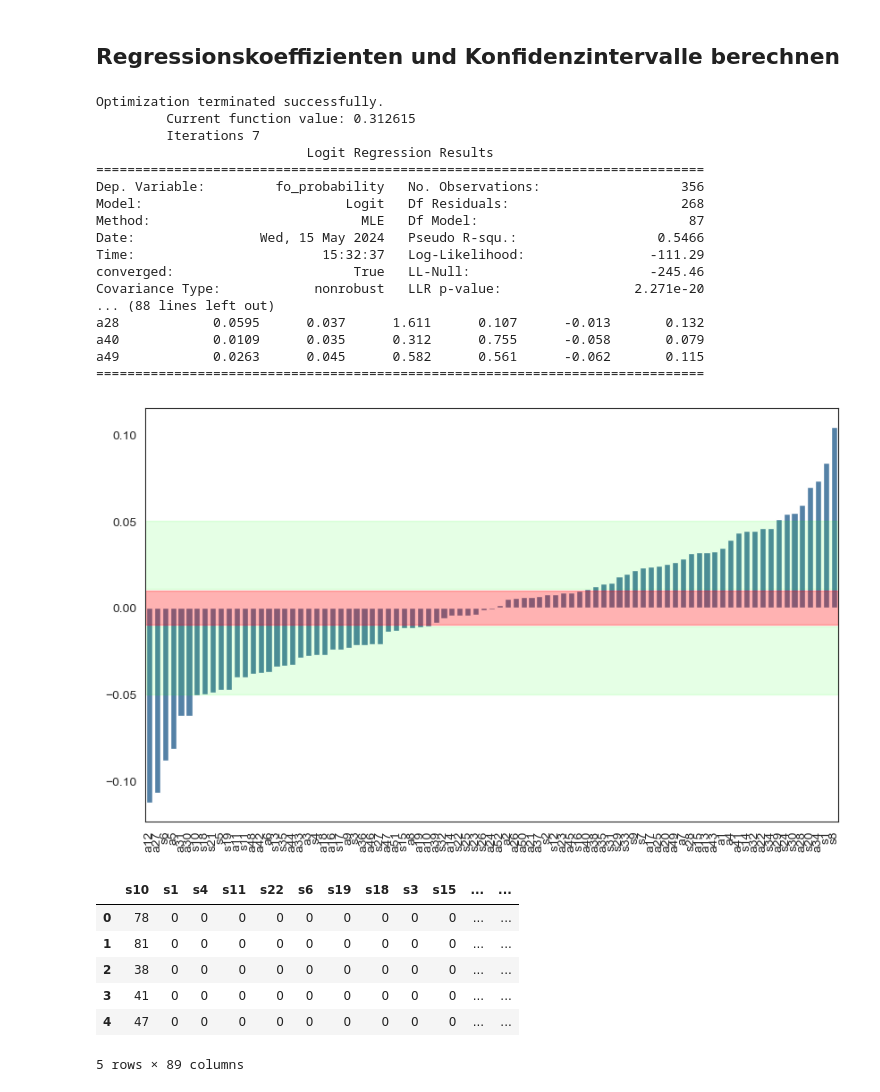
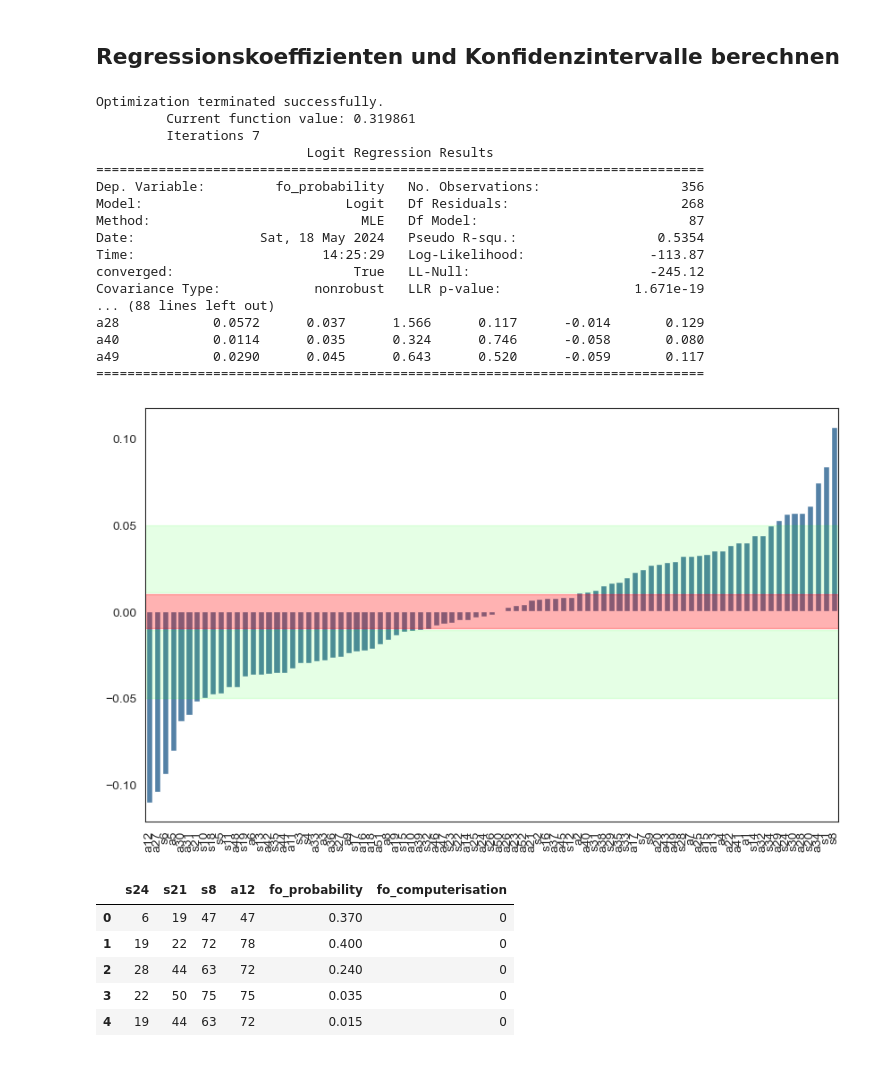
Before and after one commit to joergjan/bachelorarbeit, a Jupyter notebook: 05_fo_eda.ipynb, the cells around one changed output. Saved outputs shown, nothing was run; the diff lists cells and outputs as text; code cells hidden in the pictures.

```diff
--- a/05_fo_eda.ipynb
+++ b/05_fo_eda.ipynb
@@ -50,5 +53,5 @@ df.head(2)
 # %%
-df = df.drop(columns=["_id"])
+df = df.drop(columns=["_id","job_zone","education"])
 # %%
 # drop columns
 skills = skills.drop(columns=["_id", "id"])
@@ -251,7 +201,7 @@ plt.show()
 # %% [markdown]
 ## Downsampling, Upsampling, SMOTE
 # %%
-df_numeric = df.drop(columns=['isco08', 'Name_de', "job_zone", "education"])
+df_numeric = df.drop(columns=['isco08', 'Name_de'])
 # %%
 # Split the data into training and testing sets
 X_train, X_test, y_train, y_test = train_test_split(df_numeric.drop('fo_computerisation', axis=1), df_numeric['fo_computerisation'], test_size=0.2, random_state=100)
@@ -529,23 +479,23 @@ plt.axhspan(-0.05, -0.011, color='#00FF00', alpha=0.1, edgecolor='none')
 plt.show()
 # %% [output]
 Optimization terminated successfully.
-         Current function value: 0.312615
+         Current function value: 0.319861
          Iterations 7
                            Logit Regression Results
 ==============================================================================
 Dep. Variable:         fo_probability   No. Observations:                  356
 Model:                          Logit   Df Residuals:                      268
 Method:                           MLE   Df Model:                           87
-Date:                Wed, 15 May 2024   Pseudo R-squ.:                  0.5466
-Time:                        15:32:37   Log-Likelihood:                -111.29
-converged:                       True   LL-Null:                       -245.46
-Covariance Type:            nonrobust   LLR p-value:                 2.271e-20
+Date:                Sat, 18 May 2024   Pseudo R-squ.:                  0.5354
+Time:                        14:25:29   Log-Likelihood:                -113.87
+converged:                       True   LL-Null:                       -245.12
+Covariance Type:            nonrobust   LLR p-value:                 1.671e-19
 ... (88 lines left out)
-a28            0.0595      0.037      1.611      0.107      -0.013       0.132
-a40            0.0109      0.035      0.312      0.755      -0.058       0.079
-a49            0.0263      0.045      0.582      0.561      -0.062       0.115
+a28            0.0572      0.037      1.566      0.117      -0.014       0.129
+a40            0.0114      0.035      0.324      0.746      -0.058       0.080
+a49            0.0290      0.045      0.643      0.520      -0.059       0.117
 ==============================================================================
-[figure, old version]
+[figure, new version]
 # %%
 # Extract coefficients outside the 95% confidence interval
 coefficients_outside_95 = coefficients[(coefficients < -0.05) | (coefficients > 0.05)].round(4)
@@ -588,17 +538,17 @@ coefficients_outside_99.reset_index().rename(columns={'index': 'Variable', 0: 'C
 cols_to_zero = [col for col in df_smote.columns if (col not in coefficients_outside_95["id"].values) and (col.startswith('s') or col.startswith('a'))]
 
 # add ids that were removed manually
-cols_to_zero.append(["a27","s6","a5","a30","a31","a29","s30","a28","s20","a34","s1"])
+cols_to_zero.extend(["a27","s6","a5","a30","a31","a29","s30","a28","s20","a34","s1"])
 # %%
-# Set all values to 0 for these columns
-df_smote[cols_to_zero] = 0
+# Drop these columns
+df_smote = df_smote.drop(columns=cols_to_zero)
 
+# Display the first few rows of the DataFrame
 df_smote.head(5)
 # %% [output]
-|  | s10 | s1 | s4 | s11 | s22 | s6 | s19 | s18 | s3 | s15 | ... | ... |
-| 0 | 78 | 0 | 0 | 0 | 0 | 0 | 0 | 0 | 0 | 0 | ... | ... |
-| 1 | 81 | 0 | 0 | 0 | 0 | 0 | 0 | 0 | 0 | 0 | ... | ... |
-| 2 | 38 | 0 | 0 | 0 | 0 | 0 | 0 | 0 | 0 | 0 | ... | ... |
-| 3 | 41 | 0 | 0 | 0 | 0 | 0 | 0 | 0 | 0 | 0 | ... | ... |
-| 4 | 47 | 0 | 0 | 0 | 0 | 0 | 0 | 0 | 0 | 0 | ... | ... |
+|  | s24 | s21 | s8 | a12 | fo_probability | fo_computerisation |
+| 0 | 6 | 19 | 47 | 47 | 0.370 | 0 |
+| 1 | 19 | 22 | 72 | 78 | 0.400 | 0 |
+| 2 | 28 | 44 | 63 | 72 | 0.240 | 0 |
+| 3 | 22 | 50 | 75 | 75 | 0.035 | 0 |
+| 4 | 19 | 44 | 63 | 72 | 0.015 | 0 |
-5 rows × 89 columns
```
Also changed, not shown: parts of 26 cells of this notebook, 3 other files.
